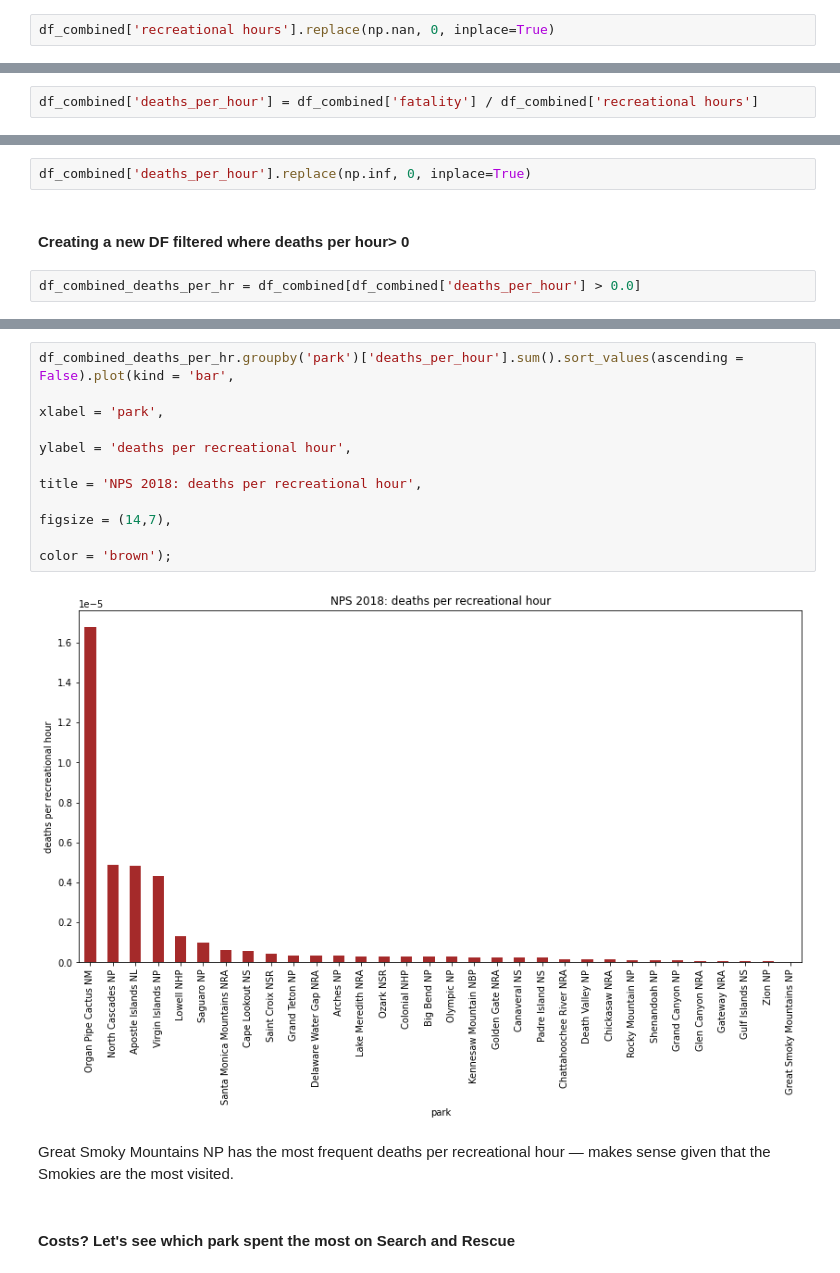
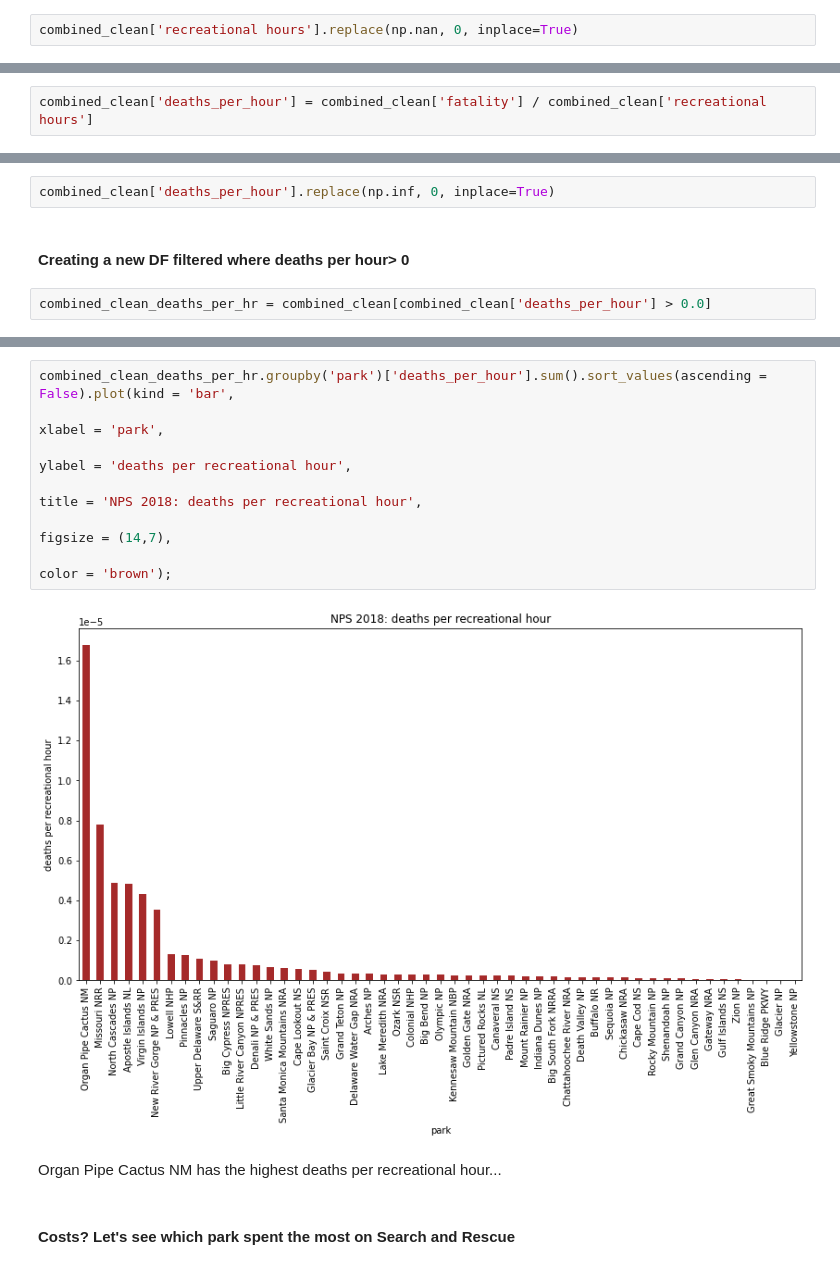
Before and after one commit to mkoh2/NPS_2018, a Jupyter notebook: NPS_data.ipynb, the cells around one changed output, grey strips where cells are left out. Cells and saved outputs as stored; diff of their text form.

```diff
--- a/NPS_data.ipynb
+++ b/NPS_data.ipynb
@@ -375,4 +452,4 @@ memory usage: 82.5+ KB
 # %% [markdown]
 #### Replacing all NaNs with zeroes. Then removing all commas to change type to float.
 # %%
-df_combined['recreational hours'].replace(np.nan, 0, inplace=True)
+combined_clean['recreational hours'].replace(np.nan, 0, inplace=True)
@@ -383,13 +456,13 @@ AttributeError: Can only use .str accessor with string values!
 # %% [markdown]
 #### Creating Deaths Per Hour column
 # %%
-df_combined['deaths_per_hour'] = df_combined['fatality'] / df_combined['recreational hours']
+combined_clean['deaths_per_hour'] = combined_clean['fatality'] / combined_clean['recreational hours']
 # %% [markdown]
 #### Replacing all inf with zeroes
 # %%
-df_combined['deaths_per_hour'].replace(np.inf, 0, inplace=True)
+combined_clean['deaths_per_hour'].replace(np.inf, 0, inplace=True)
 # %% [markdown]
 #### Creating a new DF filtered where deaths per hour> 0
 # %%
-df_combined_deaths_per_hr = df_combined[df_combined['deaths_per_hour'] > 0.0]
+combined_clean_deaths_per_hr = combined_clean[combined_clean['deaths_per_hour'] > 0.0]
 # %%
@@ -417,16 +490,16 @@ df_combined_deaths_per_hr['deaths_per_hour'].value_counts()
 4.344250e-06    1
 Name: deaths_per_hour, dtype: int64
 # %%
-df_combined_deaths_per_hr.groupby('park')['deaths_per_hour'].sum().sort_values(ascending = False).plot(kind = 'bar',
+combined_clean_deaths_per_hr.groupby('park')['deaths_per_hour'].sum().sort_values(ascending = False).plot(kind = 'bar',
                                                                                                       xlabel = 'park',
                                                                                                       ylabel = 'deaths per recreational hour',
                                                                                                       title = 'NPS 2018: deaths per recreational hour',
                                                                                                       figsize = (14,7),
                                                                                                       color = 'brown');
 # %% [output]
-[figure, old version]
+[figure, new version]
 # %% [markdown]
-Great Smoky Mountains NP has the most frequent deaths per recreational hour — makes sense given that the Smokies are the most visited.
+Organ Pipe Cactus NM has the highest deaths per recreational hour...
 # %% [markdown]
 #### Costs? Let's see which park spent the most on Search and Rescue
 # %%
```
Also changed, not shown: parts of 49 cells of this notebook, 1 other file.
